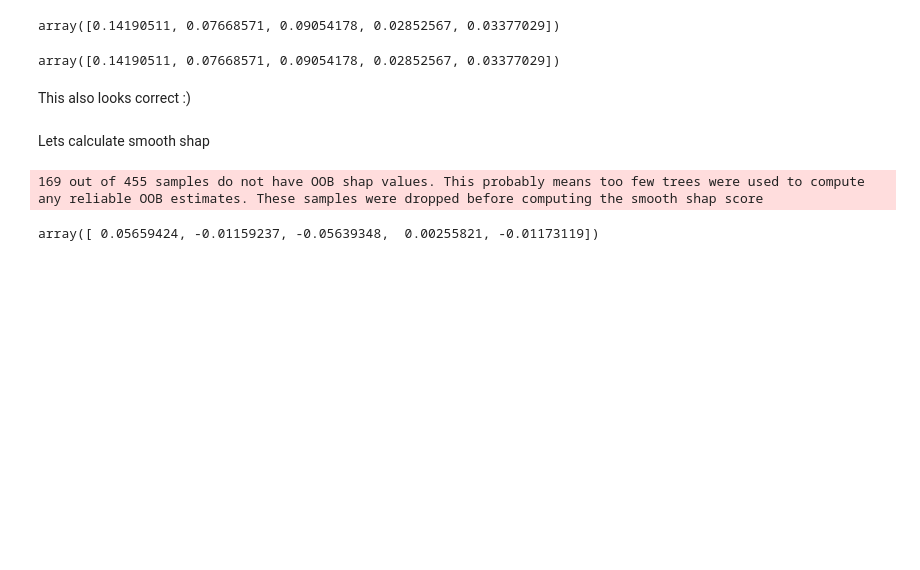
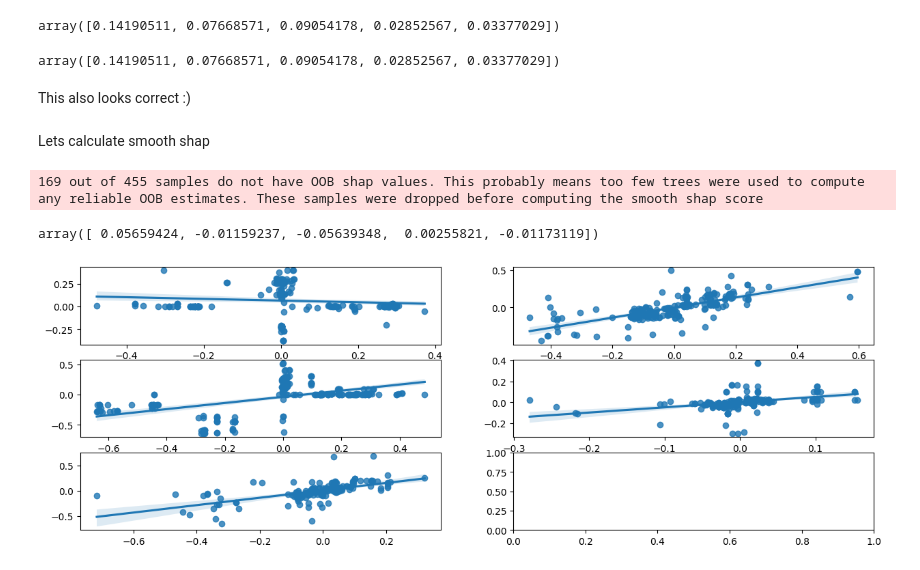
Before and after one commit to markusloecher/TreeBasedModel, a Jupyter notebook: notebooks/SHAP.ipynb, the cells around one changed output. Cells and saved outputs as stored; diff of their text form; code cells hidden in the pictures; blank space fills up the shorter version.

Commit message:
Add/ correct SHAP inbag calculation

```diff
--- a/notebooks/SHAP.ipynb
+++ b/notebooks/SHAP.ipynb
@@ -334,3 +347,12 @@ smooth_shap(shap_forest, clf_forest_.oob_SHAP_values)
 # %% [output]
 169 out of 455 samples do not have OOB shap values. This probably means too few trees were used to compute any reliable OOB estimates. These samples were dropped before computing the smooth shap score
 array([ 0.05659424, -0.01159237, -0.05639348,  0.00255821, -0.01173119])
+# %%
+fig, axs = plt.subplots(3,2,figsize=(15,5))
+sns.regplot(x=clf_forest_.inbag_SHAP_values[:,0], y=clf_forest_.oob_SHAP_values[:,0], ax=axs[0,0])
+sns.regplot(x=clf_forest_.inbag_SHAP_values[:,1], y=clf_forest_.oob_SHAP_values[:,1], ax=axs[0,1])
+sns.regplot(x=clf_forest_.inbag_SHAP_values[:,2], y=clf_forest_.oob_SHAP_values[:,2], ax=axs[1,0])
+sns.regplot(x=clf_forest_.inbag_SHAP_values[:,3], y=clf_forest_.oob_SHAP_values[:,3], ax=axs[1,1])
+sns.regplot(x=clf_forest_.inbag_SHAP_values[:,4], y=clf_forest_.oob_SHAP_values[:,4], ax=axs[2,0]);
+# %% [output]
+[figure, added]
```
Also changed, not shown: parts of 10 cells of this notebook, 3 other files.
